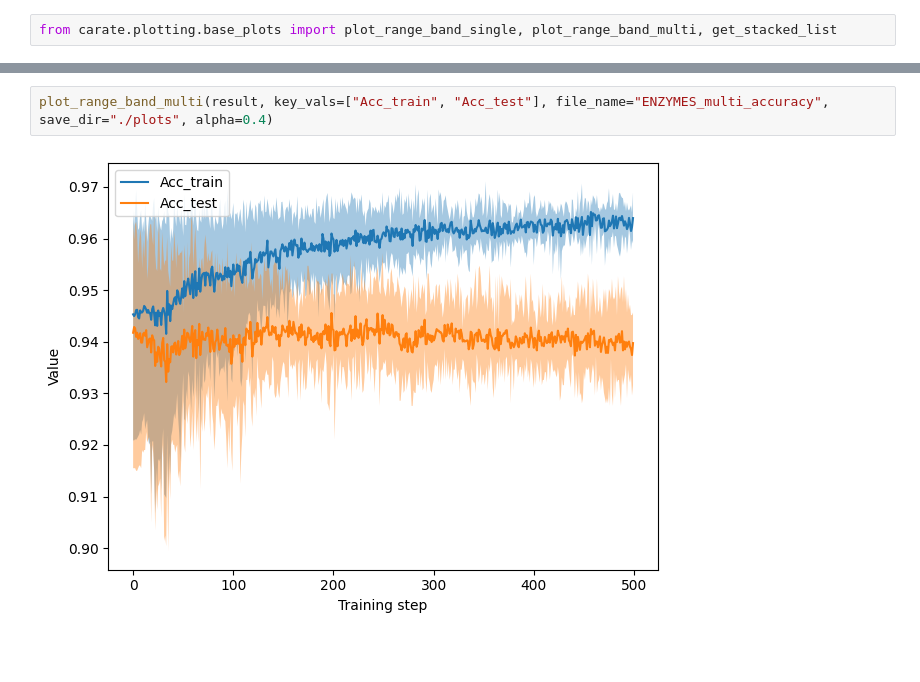
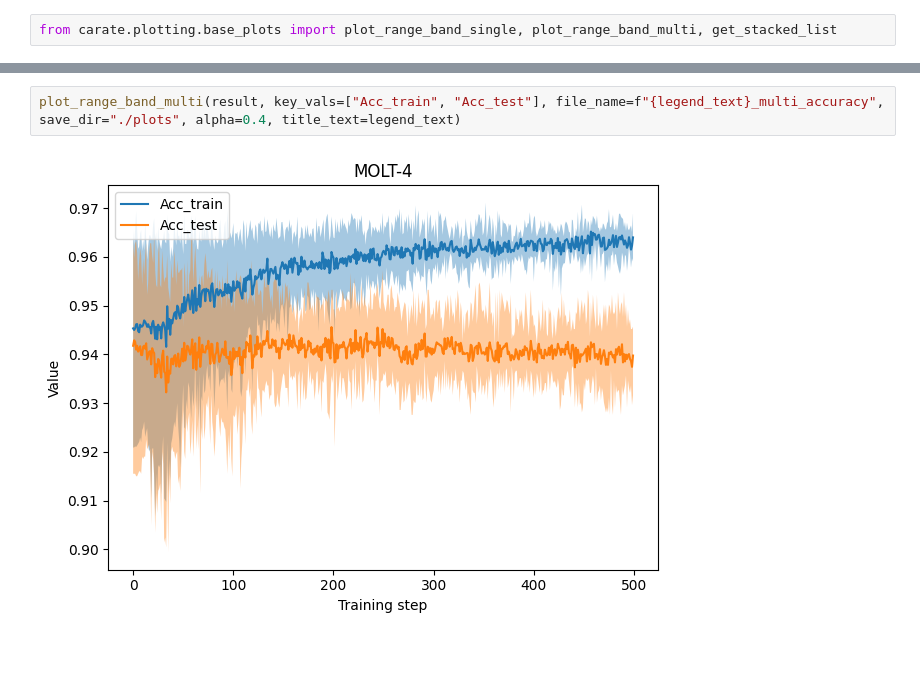
Before and after one commit to cap-jmk/carate-pwc, a Jupyter notebook: notebooks/Plotting.ipynb, the cells around one changed output, grey strips where cells are left out. Saved outputs shown, nothing was run; the diff lists cells and outputs as text.

```diff
--- a/notebooks/Plotting.ipynb
+++ b/notebooks/Plotting.ipynb
@@ -24,7 +26,7 @@ dict_keys(['Loss', 'Acc_train', 'Acc_test', 'AUC'])
 [figure]
 # %%
-plot_range_band_multi(result, key_vals=["Acc_train", "Acc_test"], file_name="ENZYMES_multi_accuracy", save_dir="./plots", alpha=0.4)
+plot_range_band_multi(result, key_vals=["Acc_train", "Acc_test"], file_name=f"{legend_text}_multi_accuracy", save_dir="./plots", alpha=0.4, title_text=legend_text)
 # %% [output]
-[figure, old version]
+[figure, new version]
 # %% [markdown]
 ##
```
Also changed, not shown: parts of 1 cell of this notebook, 4 other files.
